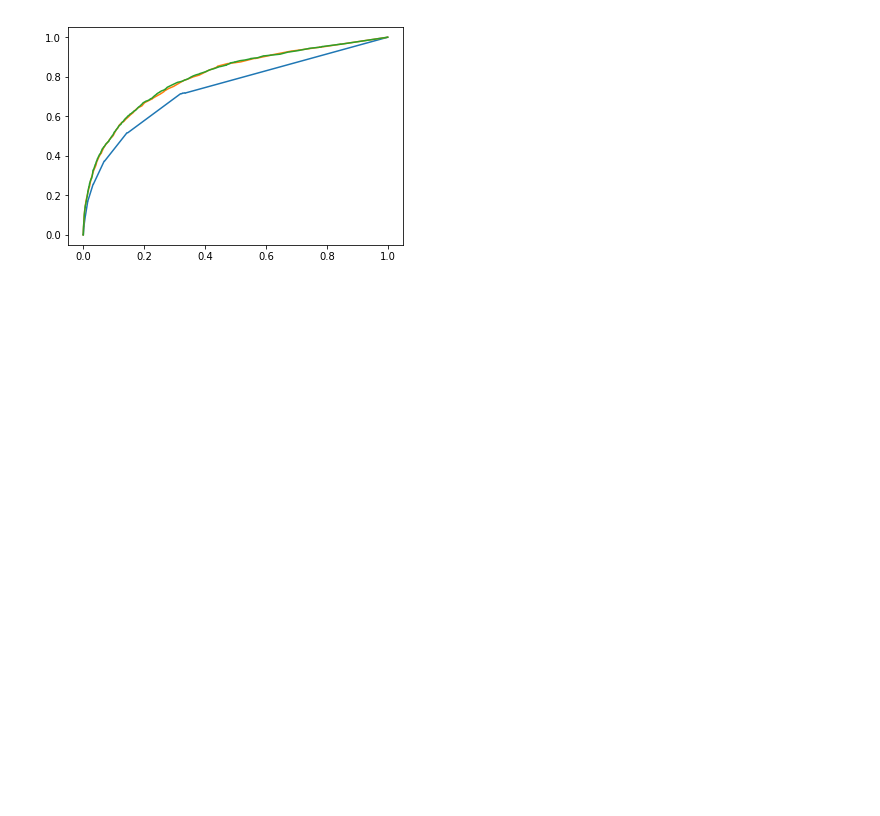
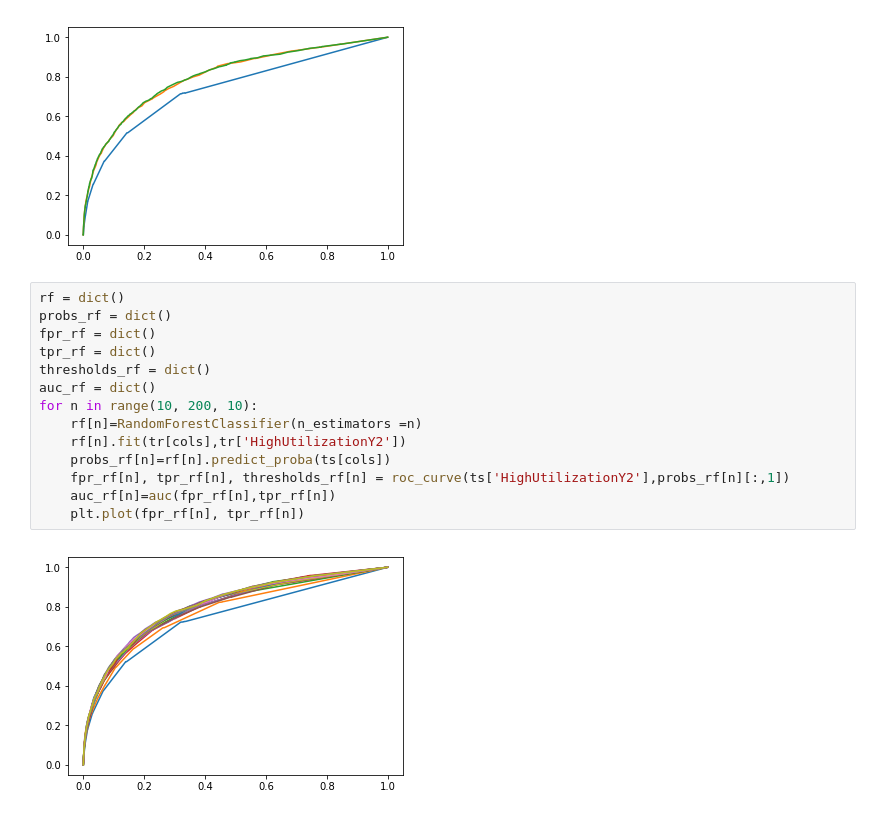
Before and after one commit to akhilanto/My-Python-Works, a Jupyter notebook: Python samples/Hap880assignmnet2.ipynb, the cells around one changed output. Saved outputs shown, nothing was run; the diff lists cells and outputs as text; blank space fills up the shorter version.

```diff
--- a/Python samples/Hap880assignmnet2.ipynb
+++ b/Python samples/Hap880assignmnet2.ipynb
@@ -130,3 +131,19 @@ plt.plot(fpr_rf500, tpr_rf500)
 plt.show()
 # %% [output]
 [figure]
+# %%
+rf = dict()
+probs_rf = dict()
+fpr_rf = dict()
+tpr_rf = dict()
+thresholds_rf = dict()
+auc_rf = dict()
+for n in range(10, 200, 10):
+    rf[n]=RandomForestClassifier(n_estimators =n)
+    rf[n].fit(tr[cols],tr['HighUtilizationY2'])
+    probs_rf[n]=rf[n].predict_proba(ts[cols])
+    fpr_rf[n], tpr_rf[n], thresholds_rf[n] = roc_curve(ts['HighUtilizationY2'],probs_rf[n][:,1])
+    auc_rf[n]=auc(fpr_rf[n],tpr_rf[n])
+    plt.plot(fpr_rf[n], tpr_rf[n])
+# %% [output]
+[figure, added]
```
Also changed, not shown: parts of 1 cell of this notebook.
